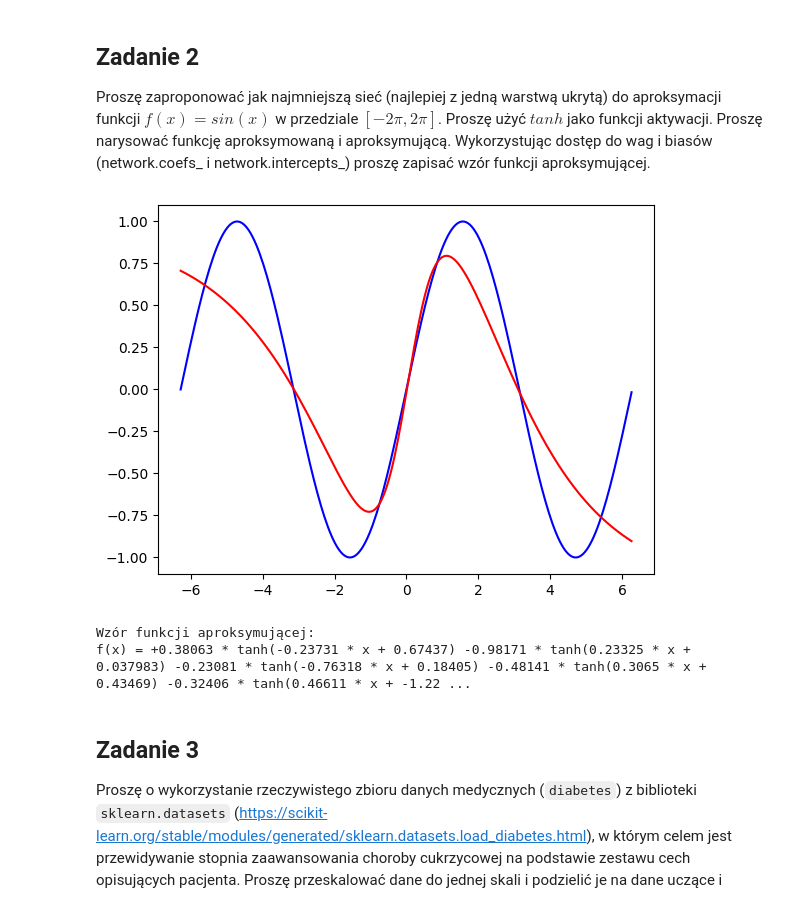
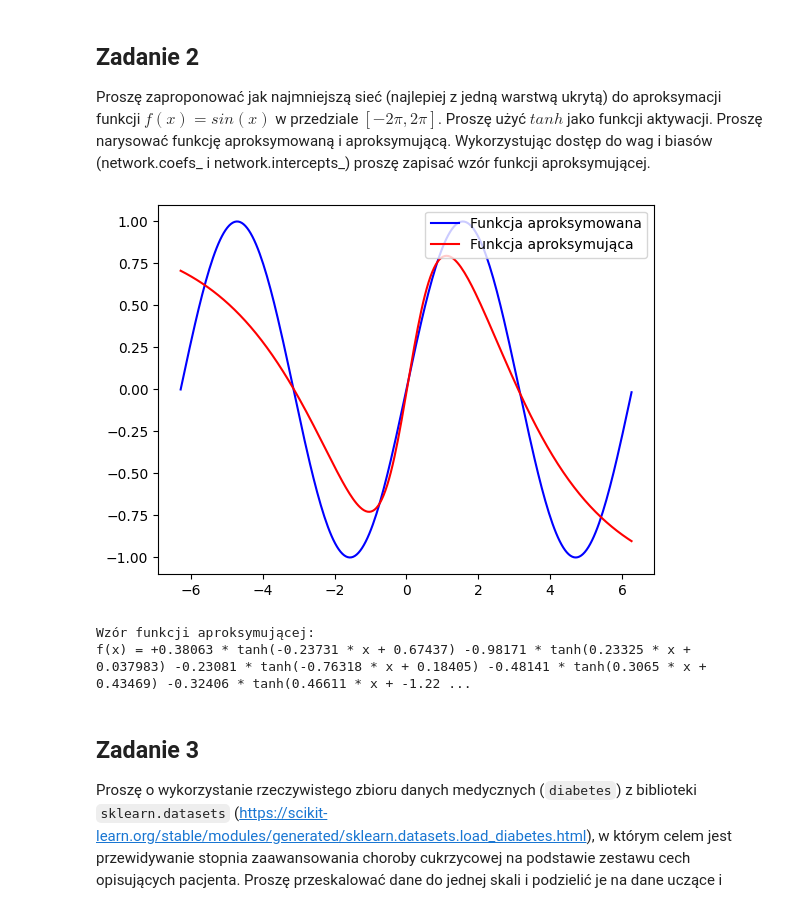
Before and after one commit to ZEN1X/MIO, a Jupyter notebook: lab03/lab03.ipynb, the cells around one changed output. Cells and saved outputs as stored; diff of their text form; code cells hidden in the pictures.

Commit message:
fix: add legend to plot in task 2 in lab03

```diff
--- a/lab03/lab03.ipynb
+++ b/lab03/lab03.ipynb
@@ -121,32 +121,33 @@ Proszę zaproponować jak najmniejszą sieć (najlepiej z jedną warstwą ukryt
 # %%
 from math import pi
 
 x = np.arange(-2 * pi, 2 * pi, 0.05)
 y = np.sin(x)
 
 regressor = MLPRegressor((8,), "tanh", max_iter=2000, random_state=69)
 regressor.fit(x.reshape(-1, 1), y)
 y_pred = regressor.predict(x.reshape(-1, 1))
 
-plt.plot(x, y, "b")  # actual -> blue
-plt.plot(x, y_pred, "r")  # predicted -> red
+plt.plot(x, y, "b", label="Funkcja aproksymowana")  # actual -> blue
+plt.plot(x, y_pred, "r", label="Funkcja aproksymująca")  # predicted -> red
+plt.legend(loc="upper right")
 plt.show()
 
 w1 = regressor.coefs_[0].flatten()
 b1 = regressor.intercepts_[0]
 w2 = regressor.coefs_[1].flatten()
 b2 = regressor.intercepts_[1][0]
 
 print("Wzór funkcji aproksymującej:")
 print("f(x) = ", end="")
 
 terms = [f"{w2[i]:+.5} * tanh({w1[i]:.5} * x + {b1[i]:.5})" for i in range(len(w1))]
 formula = " ".join(terms)
 formula += f" {b2:+.5}"
 
 print(formula)
 # %% [output]
-[figure, old version]
+[figure, new version]
 Wzór funkcji aproksymującej:
 f(x) = +0.38063 * tanh(-0.23731 * x + 0.67437) -0.98171 * tanh(0.23325 * x + 0.037983) -0.23081 * tanh(-0.76318 * x + 0.18405) -0.48141 * tanh(0.3065 * x + 0.43469) -0.32406 * tanh(0.46611 * x + -1.22 ...
 # %% [markdown]
```
